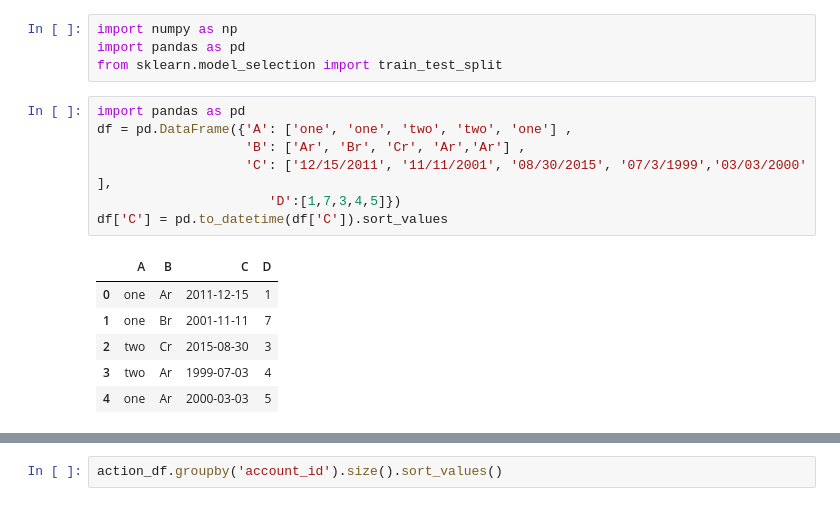
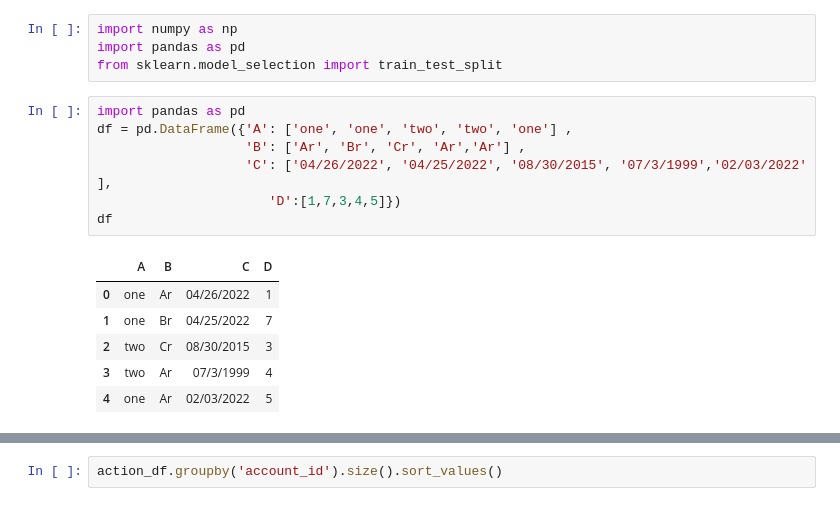
Before and after one commit to abolfazlyarian/task1, a Jupyter notebook: test.ipynb, the cells around one changed output, grey strips where cells are left out. Cells and saved outputs as stored; diff of their text form.

```diff
--- a/test.ipynb
+++ b/test.ipynb
@@ -5,14 +5,14 @@ from sklearn.model_selection import train_test_split
 # %%
 import pandas as pd
 df = pd.DataFrame({'A': ['one', 'one', 'two', 'two', 'one'] ,
                    'B': ['Ar', 'Br', 'Cr', 'Ar','Ar'] ,
-                   'C': ['12/15/2011', '11/11/2001', '08/30/2015', '07/3/1999','03/03/2000' ],
+                   'C': ['04/26/2022', '04/25/2022', '08/30/2015', '07/3/1999','02/03/2022' ],
                       'D':[1,7,3,4,5]})
-df['C'] = pd.to_datetime(df['C']).sort_values
+df
 # %% [output]
 |  | A | B | C | D |
-| 0 | one | Ar | 2011-12-15 | 1 |
-| 1 | one | Br | 2001-11-11 | 7 |
-| 2 | two | Cr | 2015-08-30 | 3 |
-| 3 | two | Ar | 1999-07-03 | 4 |
-| 4 | one | Ar | 2000-03-03 | 5 |
+| 0 | one | Ar | 04/26/2022 | 1 |
+| 1 | one | Br | 04/25/2022 | 7 |
+| 2 | two | Cr | 08/30/2015 | 3 |
+| 3 | two | Ar | 07/3/1999 | 4 |
+| 4 | one | Ar | 02/03/2022 | 5 |
```
Also changed, not shown: parts of 12 cells of this notebook.
